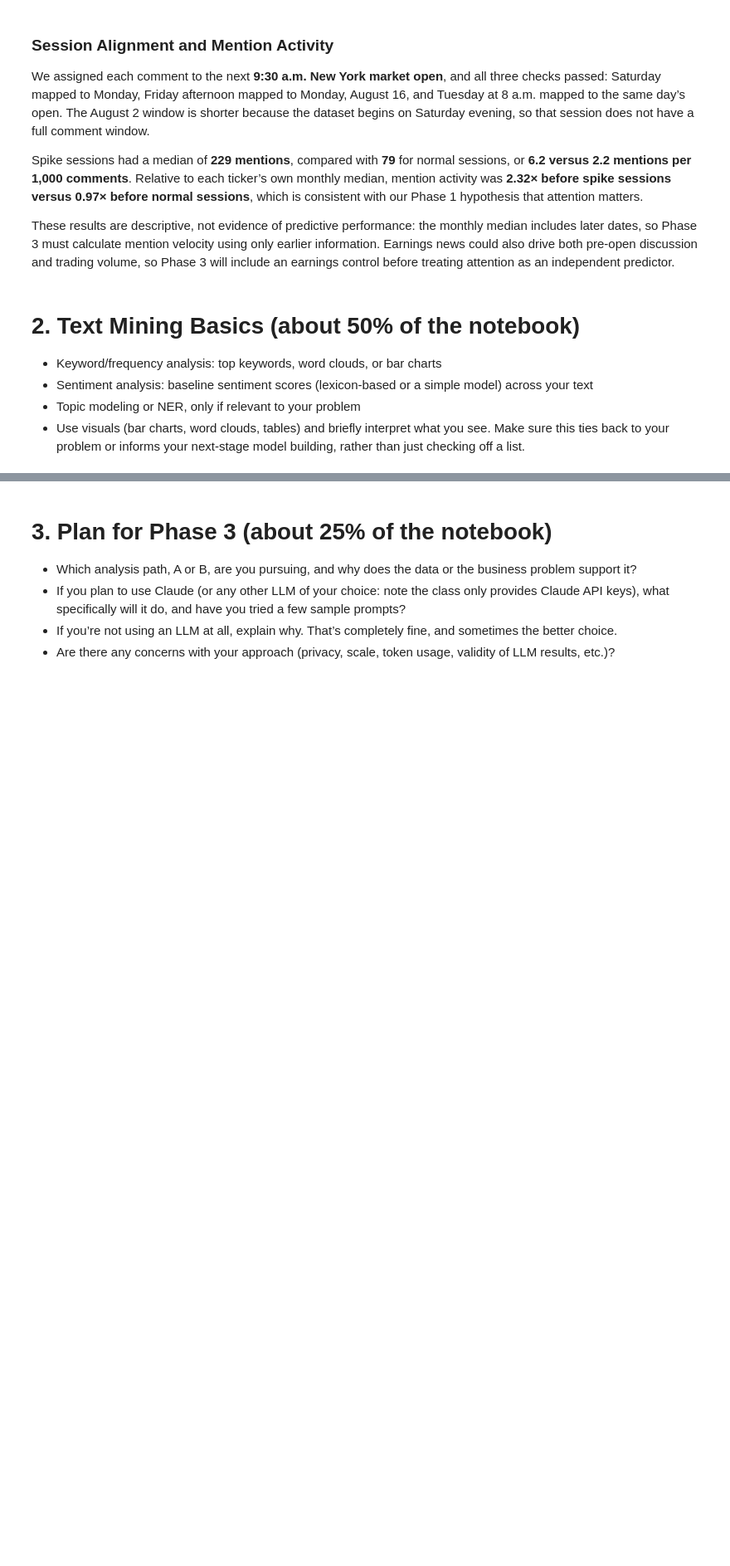
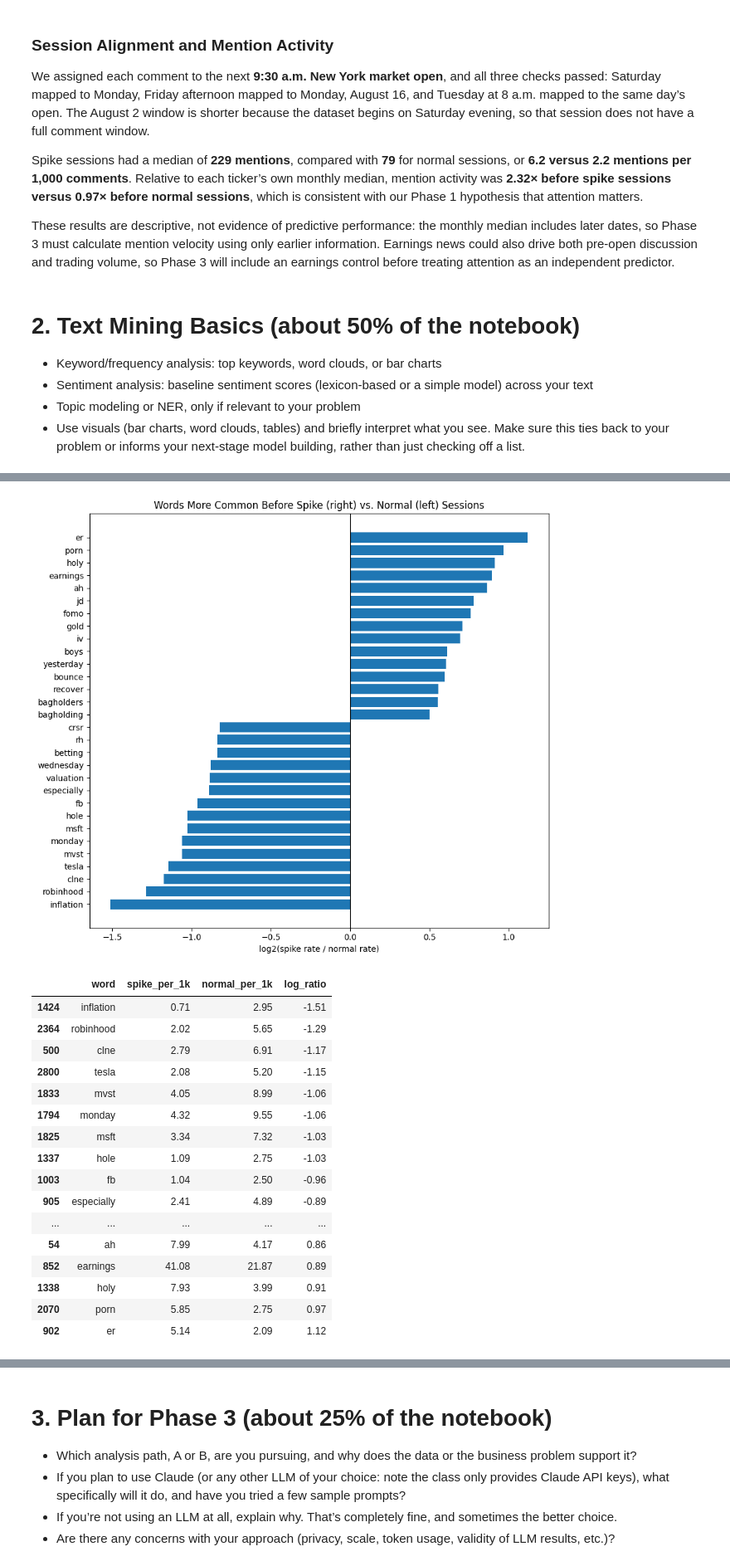
Before and after one commit to lagrenier4451/reddit-volume-forecast, a Jupyter notebook: notebooks/CDA_PhaseII_AlexToth_LucGrenier.ipynb, the cells around one changed output, grey strips where cells are left out. Shown at 83% size. Cells and saved outputs as stored; diff of their text form; code cells hidden in the pictures; blank space fills up the shorter version.

```diff
--- a/notebooks/CDA_PhaseII_AlexToth_LucGrenier.ipynb
+++ b/notebooks/CDA_PhaseII_AlexToth_LucGrenier.ipynb
@@ -896,0 +952,42 @@ These results are descriptive, not evidence of predictive performance: the month
+# %%
+is_spike = pairs["spike_1.5"].astype(bool).to_numpy()
+kw["spike_per_1k"] = np.asarray(X[is_spike].mean(axis=0)).ravel() * 1000
+kw["normal_per_1k"] = np.asarray(X[~is_spike].mean(axis=0)).ravel() * 1000
+
+# Keep words used in at least 2 of every 1,000 comments, then compare the two rates
+common = kw[kw["overall_per_1k"] >= 2].copy()
+common["log_ratio"] = np.log2((common["spike_per_1k"] + 0.5) / (common["normal_per_1k"] + 0.5))
+
+contrast = pd.concat([
+    common.nlargest(15, "log_ratio"),
+    common.nsmallest(15, "log_ratio"),
+]).sort_values("log_ratio")
+# %%
+plt.figure(figsize=(9, 8))
+plt.barh(contrast["word"], contrast["log_ratio"])
+plt.axvline(0, color="black", linewidth=0.8)
+plt.title("Words More Common Before Spike (right) vs. Normal (left) Sessions")
+plt.xlabel("log2(spike rate / normal rate)")
+plt.tight_layout()
+plt.show()
+
+contrast[["word", "spike_per_1k", "normal_per_1k", "log_ratio"]].round(2)
+# %% [output]
+[figure, added]
+|  | word | spike_per_1k | normal_per_1k | log_ratio |
+| 1424 | inflation | 0.71 | 2.95 | -1.51 |
+| 2364 | robinhood | 2.02 | 5.65 | -1.29 |
+| 500 | clne | 2.79 | 6.91 | -1.17 |
+| 2800 | tesla | 2.08 | 5.20 | -1.15 |
+| 1833 | mvst | 4.05 | 8.99 | -1.06 |
+| 1794 | monday | 4.32 | 9.55 | -1.06 |
+| 1825 | msft | 3.34 | 7.32 | -1.03 |
+| 1337 | hole | 1.09 | 2.75 | -1.03 |
+| 1003 | fb | 1.04 | 2.50 | -0.96 |
+| 905 | especially | 2.41 | 4.89 | -0.89 |
+| ... | ... | ... | ... | ... |
+| 54 | ah | 7.99 | 4.17 | 0.86 |
+| 852 | earnings | 41.08 | 21.87 | 0.89 |
+| 1338 | holy | 7.93 | 3.99 | 0.91 |
+| 2070 | porn | 5.85 | 2.75 | 0.97 |
+| 902 | er | 5.14 | 2.09 | 1.12 |
```
Also changed, not shown: parts of 6 cells of this notebook.
